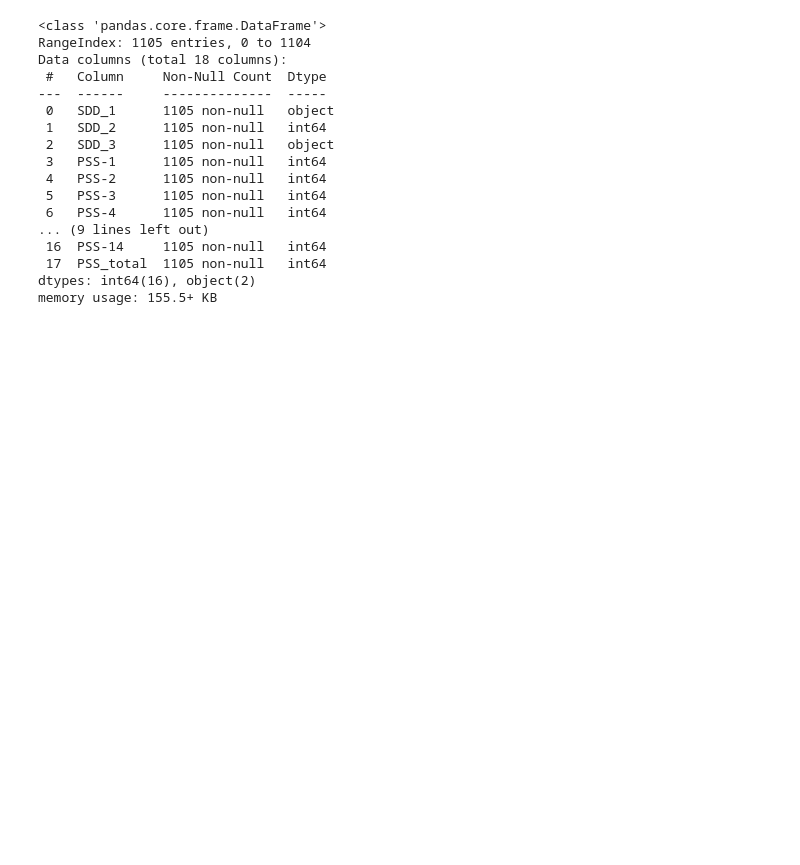
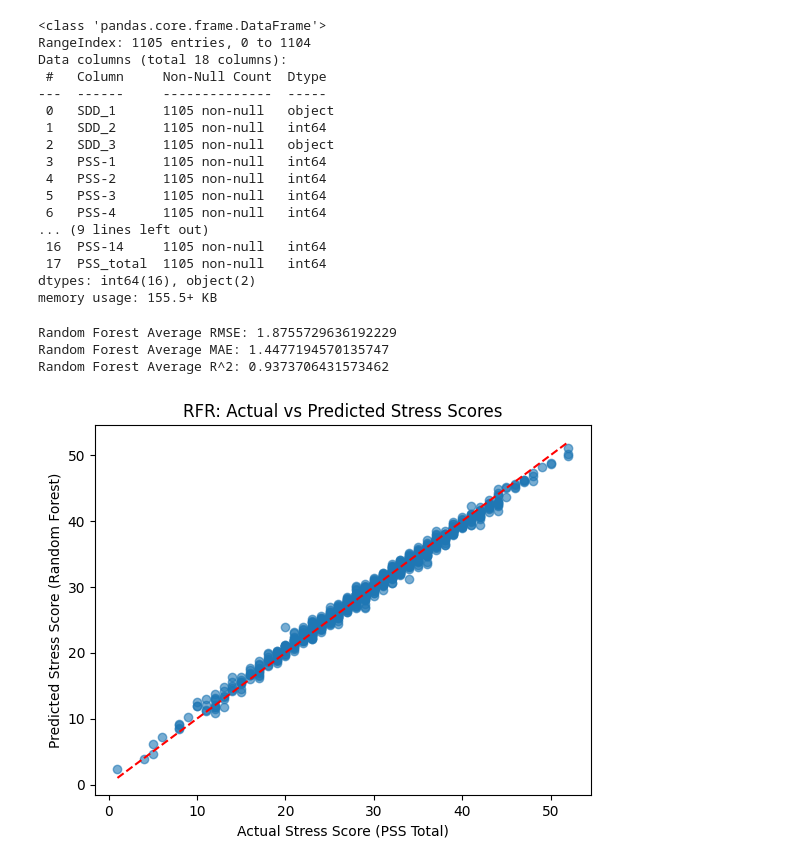
Before and after one commit to Alglenrey/STRESS-PREDICTION, a Jupyter notebook: Baseline Models/RFR.ipynb, the cells around one changed output. Drawn from its saved outputs; the diff is of its cells as text; code cells hidden in the pictures; blank space fills up the shorter version.

Commit message:
kfold

```diff
--- a/Baseline Models/RFR.ipynb
+++ b/Baseline Models/RFR.ipynb
@@ -68,3 +68,39 @@ Data columns (total 18 columns):
  17  PSS_total  1105 non-null   int64
 dtypes: int64(16), object(2)
 memory usage: 155.5+ KB
+# %%
+rfr_pipe = make_pipeline(
+    StandardScaler(),                 # Scaling is useful, but less critical than for SVR
+    RandomForestRegressor(random_state=42)
+)
+# %%
+#k fold cross validation:
+from sklearn.model_selection import cross_validate, KFold
+import numpy as np
+
+kf = KFold(n_splits=5, shuffle=True, random_state=42)
+scoring = ['neg_root_mean_squared_error', 'neg_mean_absolute_error', 'r2']
+
+rfr_results = cross_validate(rfr_pipe, X, y, cv=kf, scoring=scoring)
+
+print('Random Forest Average RMSE:', -np.mean(rfr_results['test_neg_root_mean_squared_error']))
+print('Random Forest Average MAE:', -np.mean(rfr_results['test_neg_mean_absolute_error']))
+print('Random Forest Average R^2:', np.mean(rfr_results['test_r2']))
+# %% [output]
+Random Forest Average RMSE: 1.8755729636192229
+Random Forest Average MAE: 1.4477194570135747
+Random Forest Average R^2: 0.9373706431573462
+# %%
+rfr_pipe.fit(X, y)
+df['Predicted_RFR'] = rfr_pipe.predict(X)
+
+import matplotlib.pyplot as plt
+
+plt.scatter(y, df['Predicted_RFR'], alpha=0.6)
+plt.plot([y.min(), y.max()], [y.min(), y.max()], 'r--')
+plt.xlabel('Actual Stress Score (PSS Total)')
+plt.ylabel('Predicted Stress Score (Random Forest)')
+plt.title('RFR: Actual vs Predicted Stress Scores')
+plt.show()
+# %% [output]
+[figure, added]
```
Also changed, not shown: parts of 1 cell of this notebook, 5 other files.
